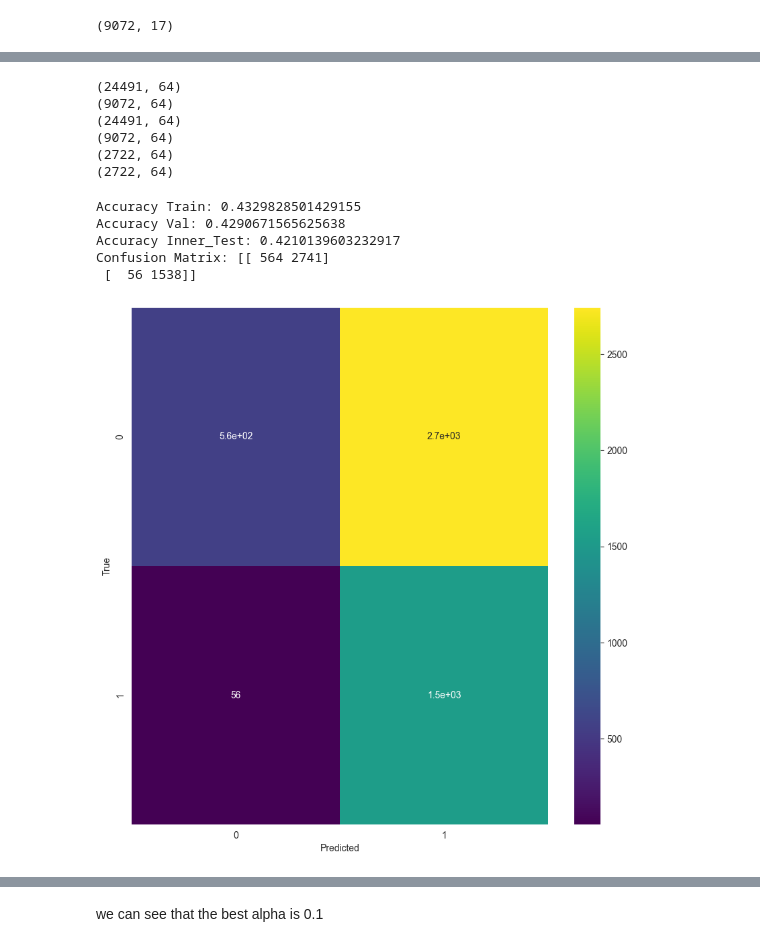
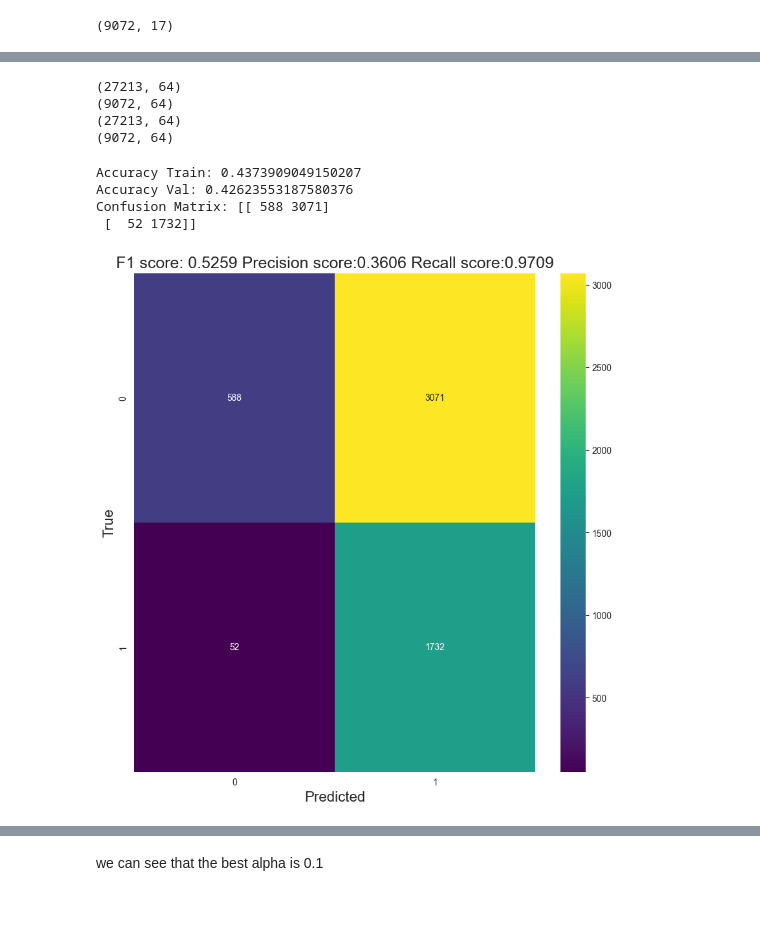
Before and after one commit to almog-sharoni/Data_Mining_Final_Project, a Jupyter notebook: main_notebook.ipynb, the cells around one changed output, grey strips where cells are left out. Cells and saved outputs as stored; diff of their text form; code cells hidden in the pictures; blank space fills up the shorter version.

```diff
--- a/main_notebook.ipynb
+++ b/main_notebook.ipynb
@@ -893,12 +946,11 @@ dtype: int64
 y = df['is_canceled']
 df = df.drop('is_canceled', axis=1)
 # %%
-from sklearn.model_selection import train_test_split
-X_train, X_inner_test, y_train, y_inner_test = train_test_split(df, y, test_size=0.1, random_state=42, stratify=y)
+X_train, y_train = df ,y
 # %%
 from sklearn.preprocessing import StandardScaler, MinMaxScaler
 
-def normalize_data(df, test, test2, scaler):
+def normalize_data(df, test, scaler):
     # Initialize scalers and encoders
     # scaler = StandardScaler()
 
@@ -909,35 +961,30 @@ def normalize_data(df, test, test2, scaler):
     # Normalize numeric columns
     df[numeric_cols] = scaler.fit_transform(df[numeric_cols])
     test[numeric_cols] = scaler.transform(test[numeric_cols])
-    test2[numeric_cols] = scaler.transform(test2[numeric_cols])
 
     df = pd.get_dummies(df, columns=categorical_cols)
     test = pd.get_dummies(test, columns=categorical_cols)
-    test2 = pd.get_dummies(test2, columns=categorical_cols)
 
-    return df , test , test2
+    return df , test
 # %%
-df_encoded_min_max, test_encoded_min_max,inner_test_encoded_min_max = normalize_data(X_train, test,X_inner_test, MinMaxScaler())
-df_encoded_std, test_encoded_std, inner_test_encoded_std = normalize_data(X_train, test,X_inner_test, StandardScaler())
+df_encoded_min_max, test_encoded_min_max = normalize_data(X_train, test, MinMaxScaler())
+df_encoded_std, test_encoded_std = normalize_data(X_train, test, StandardScaler())
 # %%
 print(df_encoded_min_max.shape)
 print(test_encoded_min_max.shape)
 print(df_encoded_std.shape)
 print(test_encoded_std.shape)
-print(inner_test_encoded_min_max.shape)
-print(inner_test_encoded_std.shape)
 # %% [output]
-(24491, 64)
+(27213, 64)
 (9072, 64)
-(24491, 64)
+(27213, 64)
 (9072, 64)
-(2722, 64)
-(2722, 64)
 # %%
 from sklearn.model_selection import train_test_split
 from sklearn.metrics import confusion_matrix, accuracy_score
-def train_model(model,df,y,x_test,y_test):
-    X_train, X_val, y_train, y_val = train_test_split(df, y, test_size=0.2, random_state=42)
+from sklearn.metrics import f1_score,precision_score,recall_score
+def train_model(model,df,y):
+    X_train, X_val, y_train, y_val = train_test_split(df, y, test_size=0.2, random_state=42,stratify=y)
 
     # Train the model
     model.fit(X_train, y_train)
@@ -945,25 +992,27 @@ def train_model(model,df,y,x_test,y_test):
     # Predict the target
     y_pred_val = model.predict(X_val)
     y_pred_train = model.predict(X_train)
-    y_pred_test = model.predict(x_test)
 
     # Evaluate the model
     accuracy_train = accuracy_score(y_train, y_pred_train)
     accuracy_val = accuracy_score(y_val, y_pred_val)
-    accuracy_test = accuracy_score(y_test, y_pred_test)
     conf_matrix = confusion_matrix(y_val, y_pred_val)
 
+    f1 = f1_score(y_val,y_pred_val)
+    precision = precision_score(y_val,y_pred_val)
+    recall = recall_score(y_val,y_pred_val)
 
     print('Accuracy Train:', accuracy_train)
     print('Accuracy Val:', accuracy_val)
-    print('Accuracy Inner_Test:', accuracy_test)
     print('Confusion Matrix:', conf_matrix)
 
     #plot confusion matrix
     plt.figure(figsize = (10, 10))
-    sns.heatmap(conf_matrix, annot=True, cmap='viridis')
-    plt.xlabel('Predicted')
-    plt.ylabel('True')
+    sns.heatmap(conf_matrix, annot=True, cmap='viridis', fmt='d')
+    plt.xlabel('Predicted',fontsize = 16)
+    plt.ylabel('True',fontsize = 16)
+    plt.title(f'F1 score: {round(f1,4)} Precision score:{round(precision,4)} Recall score:{round(recall,4)}',fontsize = 18)
+    plt.savefig(f"confusion matrix{model.__class__.__name__}")
 # %%
 from sklearn.model_selection import cross_validate
 def train_model_with_cross_validation(model,df,y):
@@ -973,16 +1022,15 @@ def train_model_with_cross_validation(model,df,y):
 # %%
 from sklearn.naive_bayes import GaussianNB
 
 
 GNB_model = GaussianNB()
-train_model(GNB_model, df_encoded_std,y_train,inner_test_encoded_std,y_inner_test)
+train_model(GNB_model, df_encoded_std,y_train)
 # %% [output]
-Accuracy Train: 0.4329828501429155
-Accuracy Val: 0.4290671565625638
-Accuracy Inner_Test: 0.4210139603232917
-Confusion Matrix: [[ 564 2741]
- [  56 1538]]
+Accuracy Train: 0.4373909049150207
+Accuracy Val: 0.42623553187580376
+Confusion Matrix: [[ 588 3071]
+ [  52 1732]]
-[figure, old version]
+[figure, new version]
 # %%
 results = train_model_with_cross_validation(GNB_model, df_encoded_std,y_train)
 results.describe()
```
Also changed, not shown: parts of 60 cells of this notebook.
